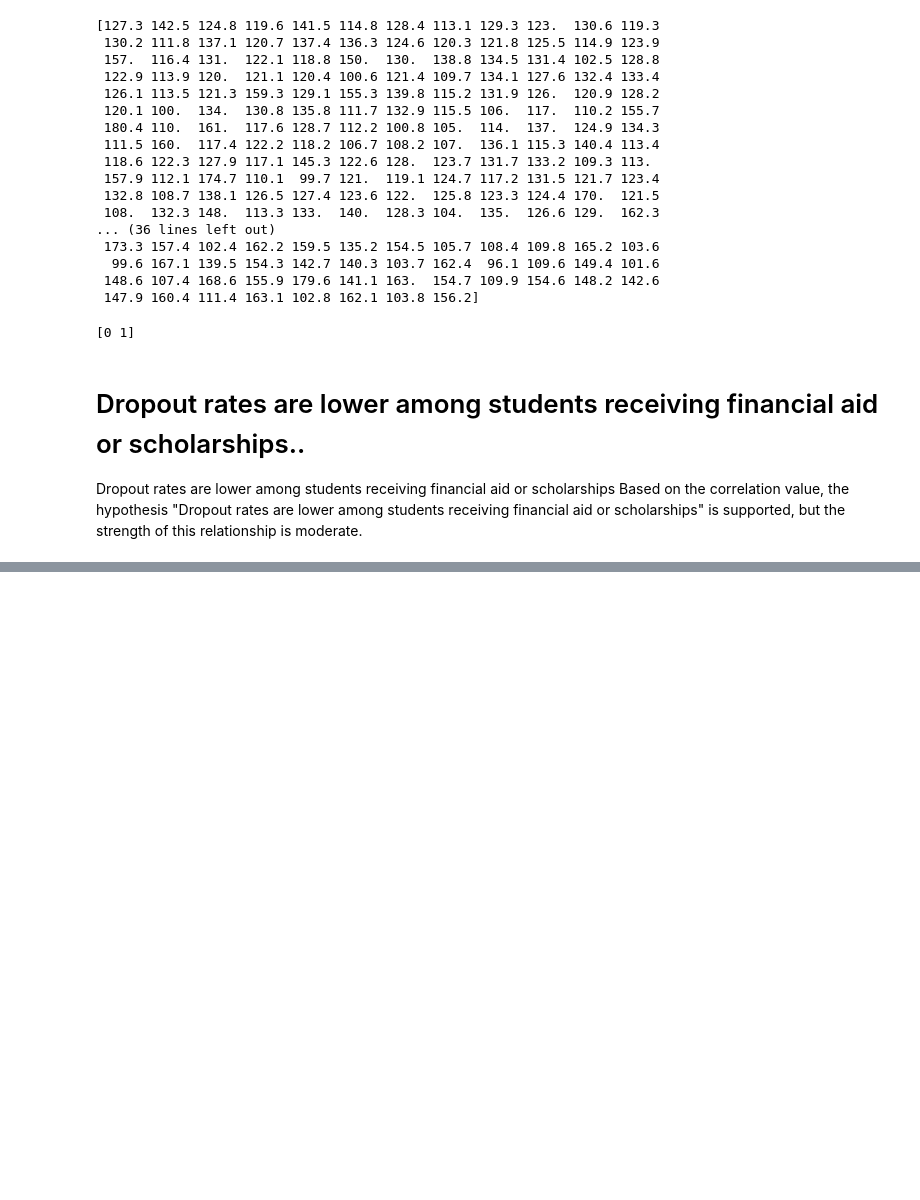
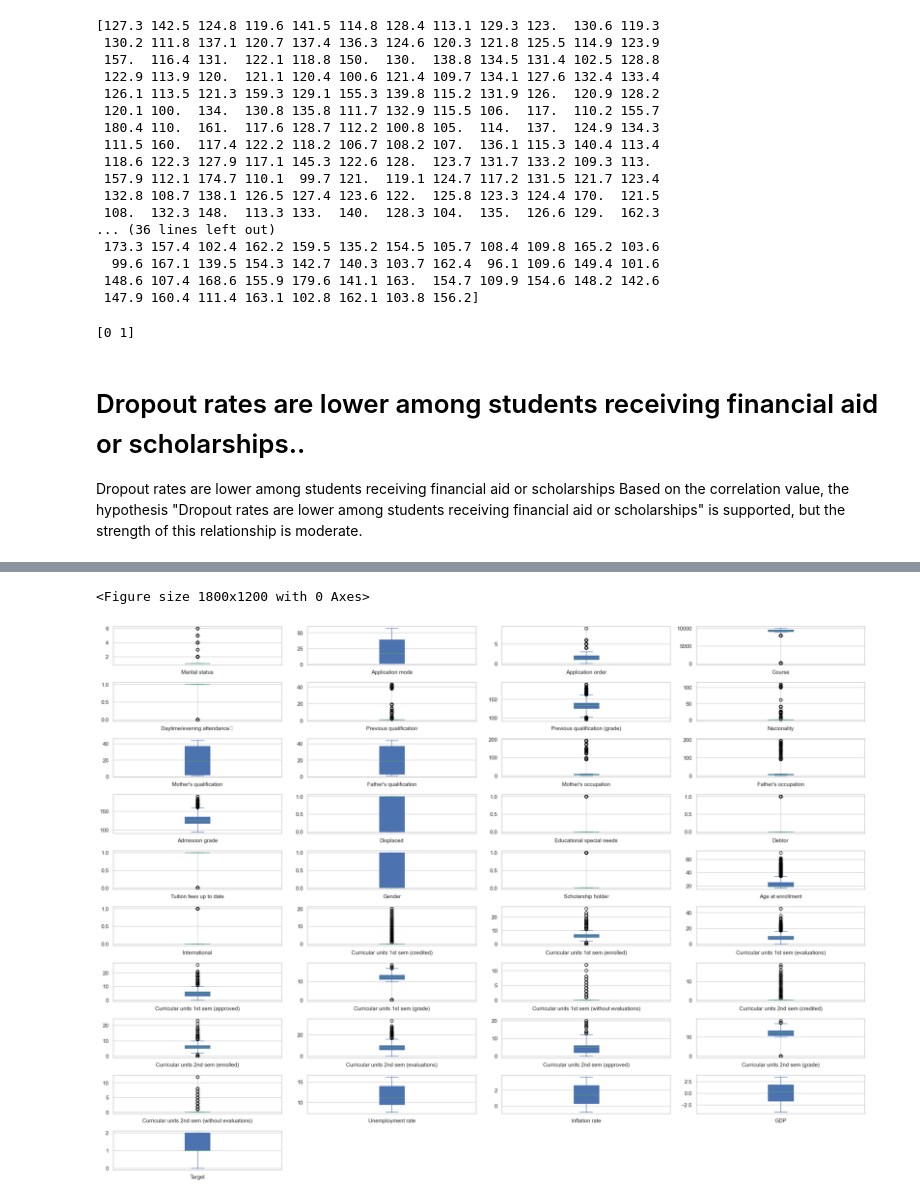
Before and after one commit to Glory995/StudentDroupoutPrediction, a Jupyter notebook: studentdroupout.ipynb, the cells around one changed output, grey strips where cells are left out. Saved outputs shown, nothing was run; the diff lists cells and outputs as text; code cells hidden in the pictures; blank space fills up the shorter version.

```diff
--- a/studentdroupout.ipynb
+++ b/studentdroupout.ipynb
@@ -550,0 +582,9 @@ P-value: 1.1766316558275064e-61
+# %%
+# Box plots for numerical variables
+plt.figure(figsize=(18, 12))
+data[numerical_columns].plot(kind='box', subplots=True, layout=(10, 4), figsize=(22, 16), patch_artist=True)
+plt.tight_layout()
+plt.show()
+# %% [output]
+<Figure size 1800x1200 with 0 Axes>
+[figure, added]
```
Also changed, not shown: parts of 38 cells of this notebook, 5 other files.
